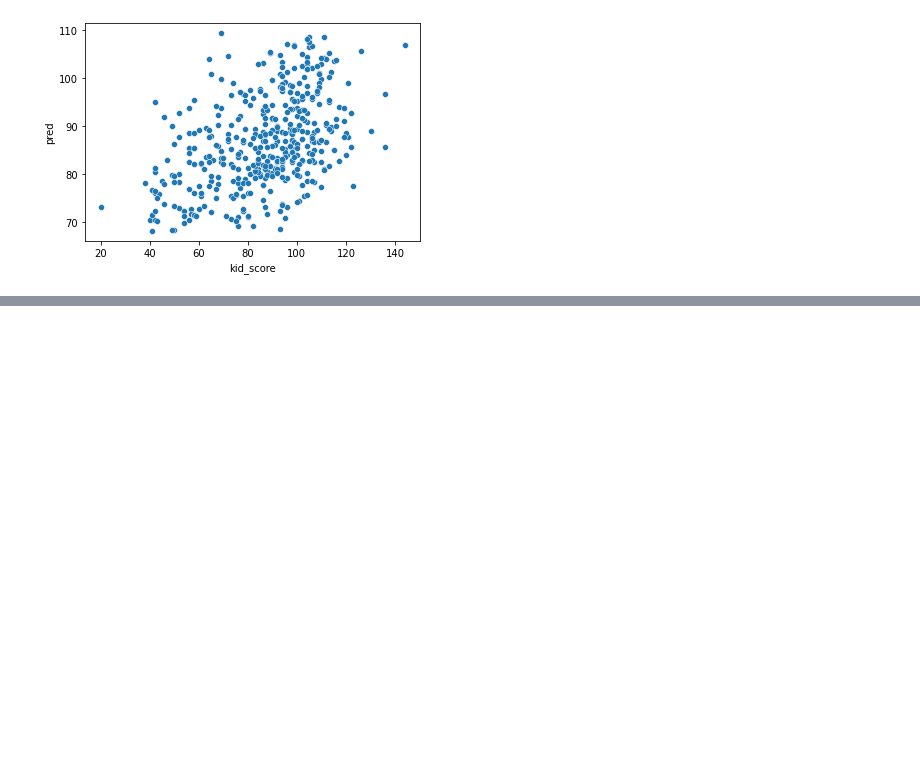
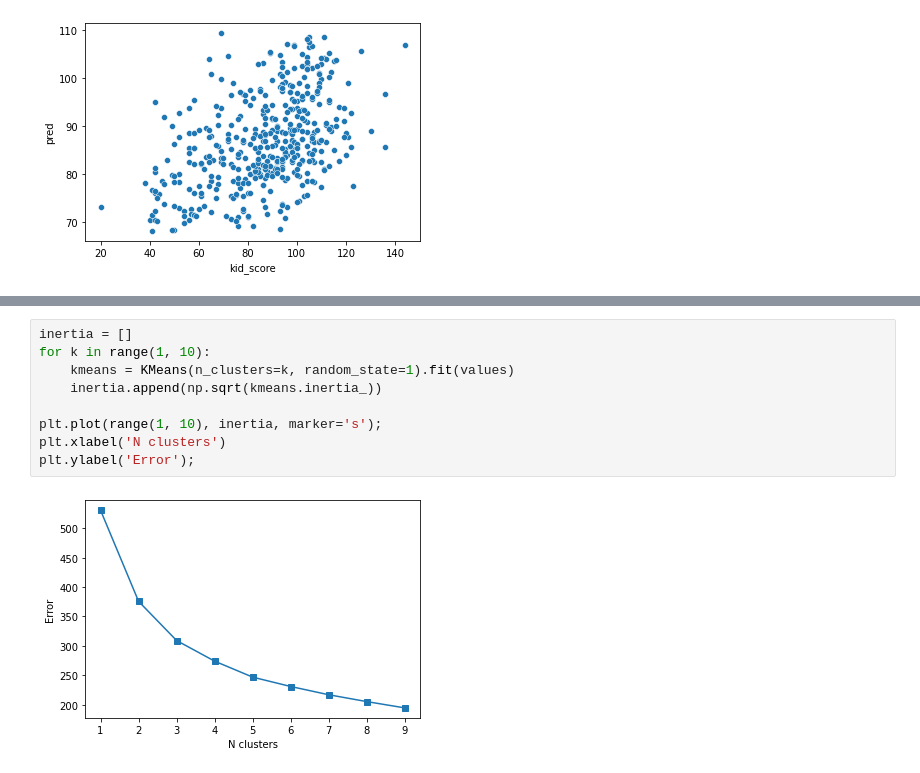
Before and after one commit to vvseva/DS_DAPS, a Jupyter notebook: 1-lab/summarization.ipynb, the cells around one changed output, grey strips where cells are left out. Saved outputs shown, nothing was run; the diff lists cells and outputs as text; blank space fills up the shorter version.

```diff
--- a/1-lab/summarization.ipynb
+++ b/1-lab/summarization.ipynb
@@ -336,0 +431,11 @@ sns.scatterplot(x = 'kid_score', y = 'pred', data = output)
+# %%
+inertia = []
+for k in range(1, 10):
+    kmeans = KMeans(n_clusters=k, random_state=1).fit(values)
+    inertia.append(np.sqrt(kmeans.inertia_))
+
+plt.plot(range(1, 10), inertia, marker='s');
+plt.xlabel('N clusters')
+plt.ylabel('Error');
+# %% [output]
+[figure, added]
```
Also changed, not shown: parts of 25 cells of this notebook.
